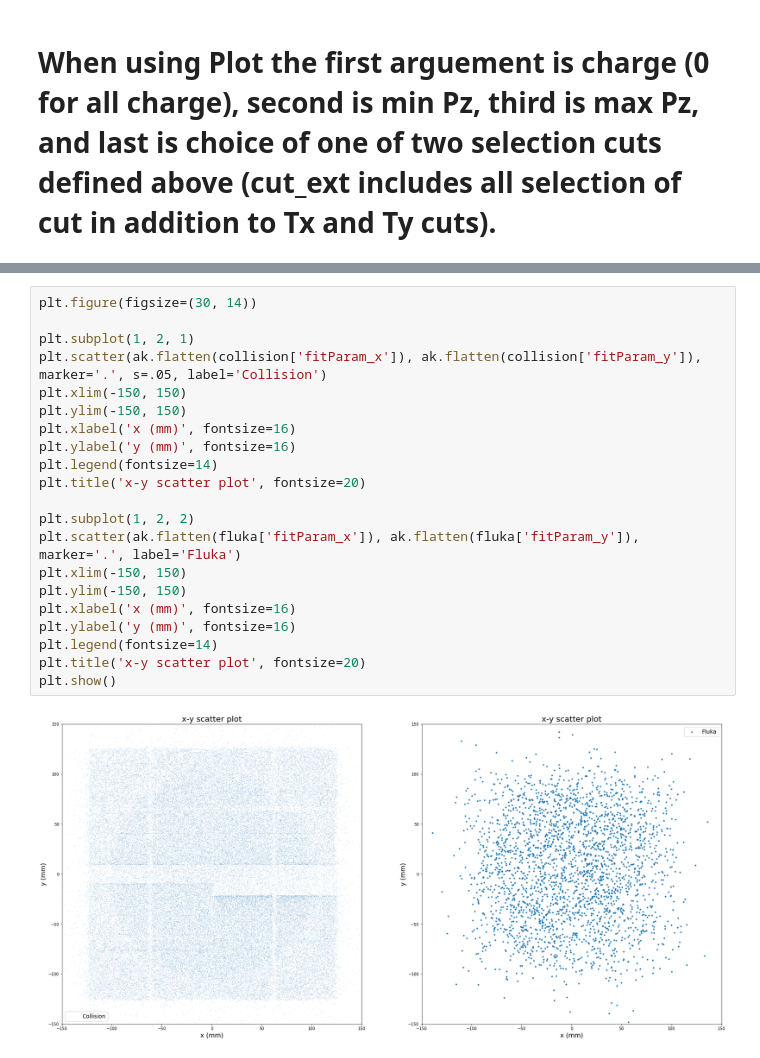
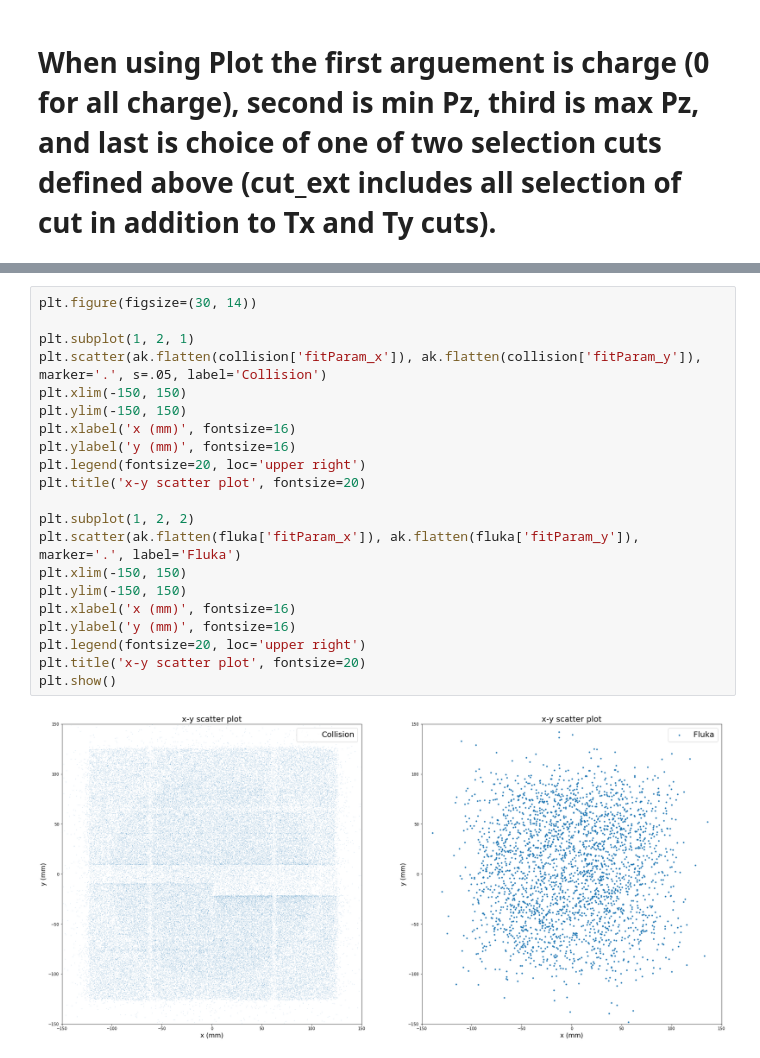
Before and after one commit to dlai211/FASER-Alignment, a Jupyter notebook: analysis/residual_plotter.ipynb, the cells around one changed output, grey strips where cells are left out. Cells and saved outputs as stored; diff of their text form.

```diff
--- a/analysis/residual_plotter.ipynb
+++ b/analysis/residual_plotter.ipynb
@@ -254,23 +258,23 @@ plot(1, 800, 10000, cut_ext)
 # %%
 plt.figure(figsize=(30, 14))
 
 plt.subplot(1, 2, 1)
 plt.scatter(ak.flatten(collision['fitParam_x']), ak.flatten(collision['fitParam_y']), marker='.', s=.05, label='Collision')
 plt.xlim(-150, 150)
 plt.ylim(-150, 150)
 plt.xlabel('x (mm)', fontsize=16)
 plt.ylabel('y (mm)', fontsize=16)
-plt.legend(fontsize=14)
+plt.legend(fontsize=20, loc='upper right')
 plt.title('x-y scatter plot', fontsize=20)
 
 plt.subplot(1, 2, 2)
 plt.scatter(ak.flatten(fluka['fitParam_x']), ak.flatten(fluka['fitParam_y']), marker='.', label='Fluka')
 plt.xlim(-150, 150)
 plt.ylim(-150, 150)
 plt.xlabel('x (mm)', fontsize=16)
 plt.ylabel('y (mm)', fontsize=16)
-plt.legend(fontsize=14)
+plt.legend(fontsize=20, loc='upper right')
 plt.title('x-y scatter plot', fontsize=20)
 plt.show()
 # %% [output]
-[figure, old version]
+[figure, new version]
```
Also changed, not shown: parts of 19 cells of this notebook.
